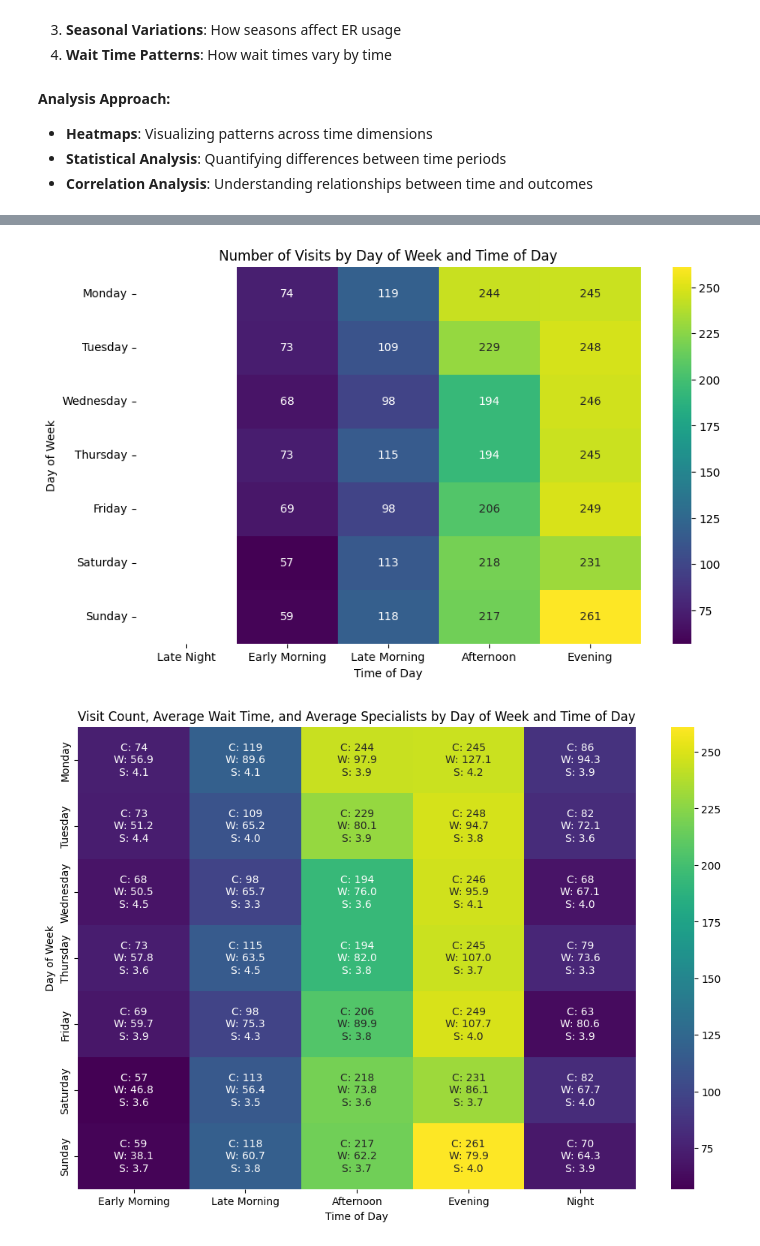
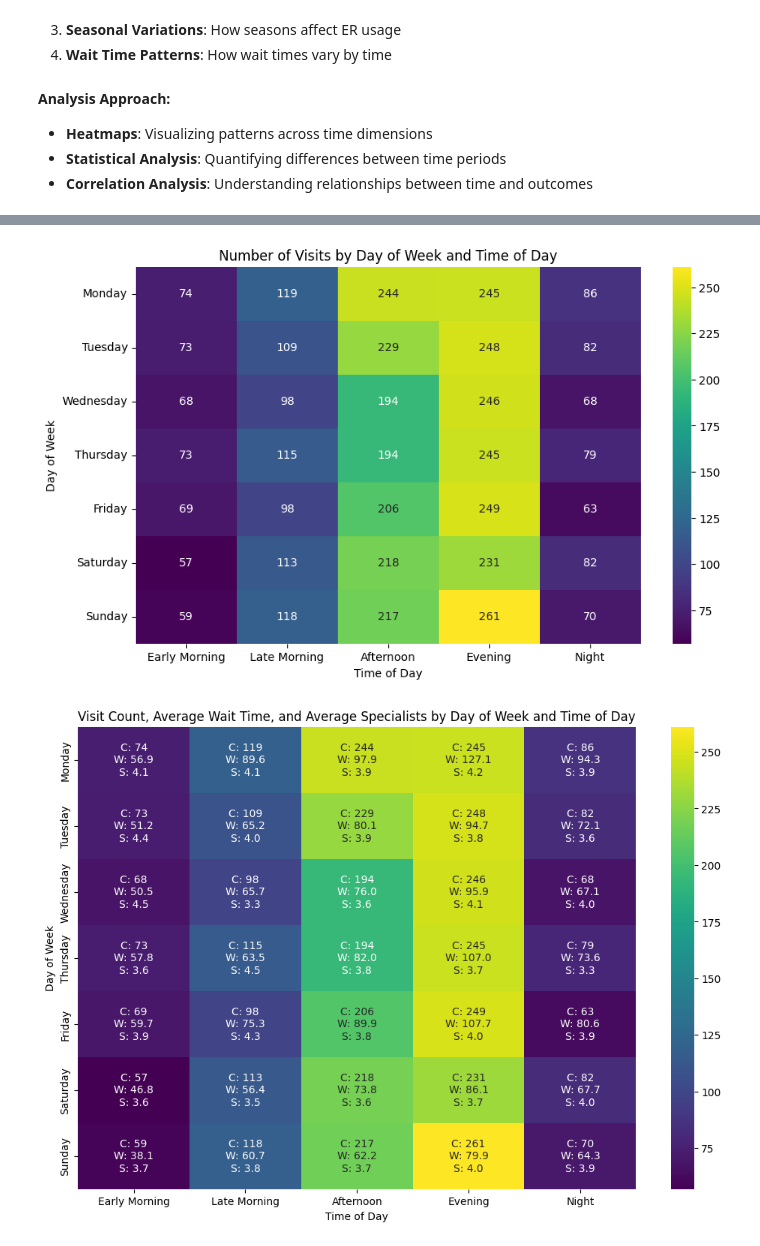
Before and after one commit to NCSU-Libraries/ai-workshops, a Jupyter notebook: workshops/colab-and-chill/colab-and-chill-solutions.ipynb, the cells around one changed output, grey strips where cells are left out. Cells and saved outputs as stored; diff of their text form; code cells hidden in the pictures.

```diff
--- a/workshops/colab-and-chill/colab-and-chill-solutions.ipynb
+++ b/workshops/colab-and-chill/colab-and-chill-solutions.ipynb
@@ -255,14 +264,7 @@ Now we'll load the CSV data into a pandas DataFrame. This is the foundation of o
 - **Data loading**: The process of reading external data into our analysis environment
 # %%
 # Load the CSV data into a pandas DataFrame and display the head
-from pathlib import Path
 import pandas as pd
 
-csv_path = Path('data/ER Wait Time Dataset.csv')
-if not csv_path.exists():
-    raise FileNotFoundError(
-        "The public source repo for this imported workshop does not include the CSV file. Add it under workshops/colab-and-chill/data/ to rerun this notebook from scratch."
-    )
-
-df = pd.read_csv(csv_path)
+df = pd.read_csv('ai-in-data-science/workshops/er_wait_time/data/ER Wait Time Dataset.csv')
 display(df.head())
@@ -407,27 +423,27 @@ df.head()
 # %%
 # Create a heatmap of the number of visits by Day of Week and Time of Day
 import seaborn as sns
 import matplotlib.pyplot as plt
 
 # Group the data by 'Day of Week' and 'Time of Day' and count the occurrences
 day_time_counts = df.groupby(['Day of Week', 'Time of Day']).size().unstack(fill_value=0)
 
 # Define the order of days and times for better visualization
 day_order = ['Monday', 'Tuesday', 'Wednesday', 'Thursday', 'Friday', 'Saturday', 'Sunday']
-time_order = ['Late Night', 'Early Morning', 'Late Morning', 'Afternoon', 'Evening']
+time_order = ['Early Morning', 'Late Morning', 'Afternoon', 'Evening', 'Night']
 
 # Reindex the DataFrame to ensure the correct order
 day_time_counts = day_time_counts.reindex(index=day_order, columns=time_order)
 
 # Create a heatmap
 plt.figure(figsize=(10, 6))
 sns.heatmap(day_time_counts, annot=True, fmt='.0f', cmap='viridis')
 plt.title('Number of Visits by Day of Week and Time of Day')
 plt.xlabel('Time of Day')
 plt.ylabel('Day of Week')
 plt.show()
 # %% [output]
-[figure, old version]
+[figure, new version]
 # %%
 # Create a heatmap showing visit count, average wait time, and average specialists by Day of Week and Time of Day
 import seaborn as sns
```
Also changed, not shown: parts of 18 cells of this notebook, 1 other file.
